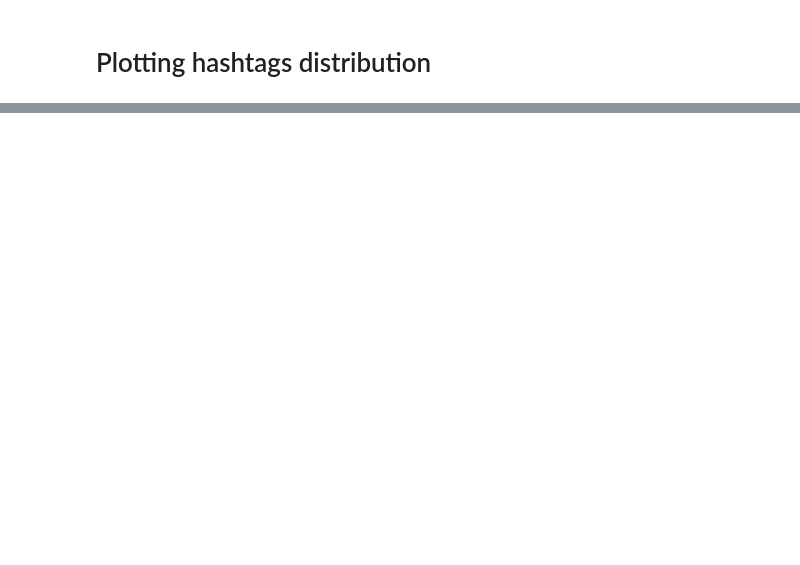
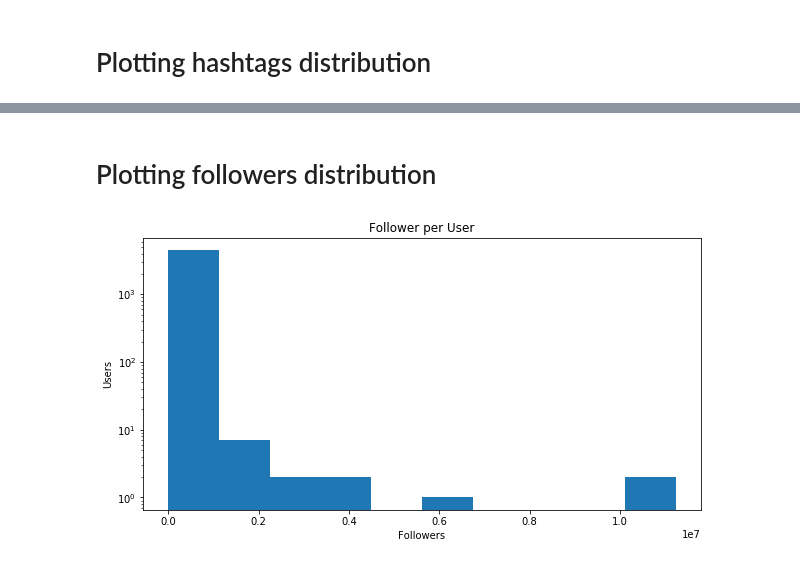
Before and after one commit to biyanisuraj/the_facebook_scandal, a Jupyter notebook: scripts/visualization/db_analysis.ipynb, the cells around one changed output, grey strips where cells are left out. Cells and saved outputs as stored; diff of their text form; code cells hidden in the pictures; blank space fills up the shorter version.

```diff
--- a/scripts/visualization/db_analysis.ipynb
+++ b/scripts/visualization/db_analysis.ipynb
@@ -91,0 +99,13 @@ plt.show()
+# %% [markdown]
+# Plotting followers distribution
+# %%
+fig, ax = plt.subplots(figsize=(10, 5))
+values = df.followers_count
+bin_nums = math.ceil(math.log(len(values))) + 1
+ax.hist(list(values), bins=int(bin_nums), log=True)
+plt.title('Follower per User')
+plt.xlabel('Followers')
+plt.ylabel('Users')
+plt.show()
+# %% [output]
+[figure, added]
```
Also changed, not shown: parts of 7 cells of this notebook.
